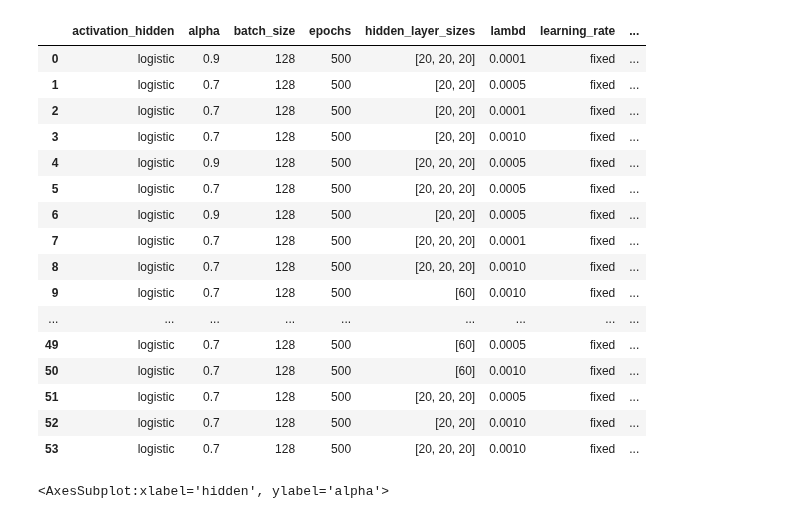
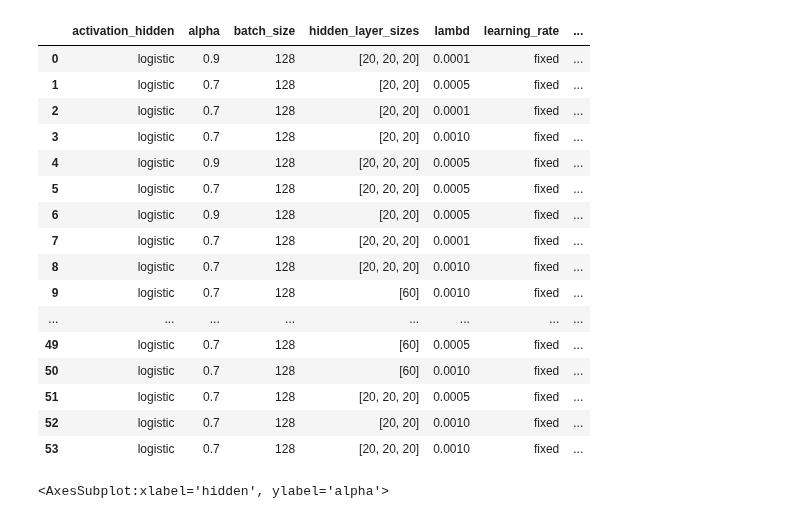
Before and after one commit to lorenzoleuzzi1/ml-project, a Jupyter notebook: gs2_params_exploring.ipynb, the cells around one changed output. Cells and saved outputs as stored; diff of their text form; code cells hidden in the pictures.

```diff
--- a/gs2_params_exploring.ipynb
+++ b/gs2_params_exploring.ipynb
@@ -1,8 +1,11 @@
 # %%
 import pandas as pd
+import numpy as np
+from scipy.stats import gaussian_kde
 import ast
 from scipy.stats import rankdata
 import seaborn as sns
+import matplotlib.pyplot as plt
 
 results_paths = [
 	'coarse_gs2_results_giulia1.csv',
@@ -12,6 +15,7 @@ results_paths = [
 ]
 MEE = 'MEE'
 MSE = 'MSE'
+N_MODELS = 54
 K = 3
 
 # concatenate results into a single dataframe
@@ -90,51 +94,57 @@ rem_list = [
 	'reinit_weights',
 	'stopping_patience',
 	'tau',
 	'tol',
 	'validation_size',
 	'verbose',
 	'weights_bound',
-	'weights_dist'
+	'weights_dist',
+	'epochs', # gs2
+	'nesterov'
 	]
 params_df = pd.DataFrame(columns=[])
 for param in scores_df['params']: # TODO: fare in modo migliore?
 	params_dict = ast.literal_eval(param)
 	for key in rem_list:
 		del params_dict[key]
 		params_dict['batch_size'] = str(params_dict['batch_size'])
 	params_df = pd.concat([params_df, pd.DataFrame([params_dict])], ignore_index=True)
 
 
 params_df['val_MEE_mean'] = scores_df['val_MEE_mean']
+params_df['val_MEE_dev'] = scores_df['val_MEE_dev']
+params_df['split0_val_MEE'] = scores_df['split0_val_MEE']
+params_df['split1_val_MEE'] = scores_df['split1_val_MEE']
+params_df['split2_val_MEE'] = scores_df['split2_val_MEE']
 
 hidden_layer_sizes = []
 for i in range(54):
 	if (params_df['hidden_layer_sizes'][i]) == [20, 20, 20]:
 		hidden_layer_sizes.append('3layer20')
 	elif (params_df['hidden_layer_sizes'][i]) == [20, 20]:
 		hidden_layer_sizes.append('2layer20')
 	else:
 		hidden_layer_sizes.append('1layer60')
 params_df['hidden'] = hidden_layer_sizes
 params_df
 # %% [output]
-|  | activation_hidden | alpha | batch_size | epochs | hidden_layer_sizes | lambd | learning_rate | ... |
-| 0 | logistic | 0.9 | 128 | 500 | [20, 20, 20] | 0.0001 | fixed | ... |
-| 1 | logistic | 0.7 | 128 | 500 | [20, 20] | 0.0005 | fixed | ... |
-| 2 | logistic | 0.7 | 128 | 500 | [20, 20] | 0.0001 | fixed | ... |
-| 3 | logistic | 0.7 | 128 | 500 | [20, 20] | 0.0010 | fixed | ... |
-| 4 | logistic | 0.9 | 128 | 500 | [20, 20, 20] | 0.0005 | fixed | ... |
-| 5 | logistic | 0.7 | 128 | 500 | [20, 20, 20] | 0.0005 | fixed | ... |
-| 6 | logistic | 0.9 | 128 | 500 | [20, 20] | 0.0005 | fixed | ... |
-| 7 | logistic | 0.7 | 128 | 500 | [20, 20, 20] | 0.0001 | fixed | ... |
-| 8 | logistic | 0.7 | 128 | 500 | [20, 20, 20] | 0.0010 | fixed | ... |
-| 9 | logistic | 0.7 | 128 | 500 | [60] | 0.0010 | fixed | ... |
-| ... | ... | ... | ... | ... | ... | ... | ... | ... |
-| 49 | logistic | 0.7 | 128 | 500 | [60] | 0.0005 | fixed | ... |
-| 50 | logistic | 0.7 | 128 | 500 | [60] | 0.0010 | fixed | ... |
-| 51 | logistic | 0.7 | 128 | 500 | [20, 20, 20] | 0.0005 | fixed | ... |
-| 52 | logistic | 0.7 | 128 | 500 | [20, 20] | 0.0010 | fixed | ... |
-| 53 | logistic | 0.7 | 128 | 500 | [20, 20, 20] | 0.0010 | fixed | ... |
+|  | activation_hidden | alpha | batch_size | hidden_layer_sizes | lambd | learning_rate | ... |
+| 0 | logistic | 0.9 | 128 | [20, 20, 20] | 0.0001 | fixed | ... |
+| 1 | logistic | 0.7 | 128 | [20, 20] | 0.0005 | fixed | ... |
+| 2 | logistic | 0.7 | 128 | [20, 20] | 0.0001 | fixed | ... |
+| 3 | logistic | 0.7 | 128 | [20, 20] | 0.0010 | fixed | ... |
+| 4 | logistic | 0.9 | 128 | [20, 20, 20] | 0.0005 | fixed | ... |
+| 5 | logistic | 0.7 | 128 | [20, 20, 20] | 0.0005 | fixed | ... |
+| 6 | logistic | 0.9 | 128 | [20, 20] | 0.0005 | fixed | ... |
+| 7 | logistic | 0.7 | 128 | [20, 20, 20] | 0.0001 | fixed | ... |
+| 8 | logistic | 0.7 | 128 | [20, 20, 20] | 0.0010 | fixed | ... |
+| 9 | logistic | 0.7 | 128 | [60] | 0.0010 | fixed | ... |
+| ... | ... | ... | ... | ... | ... | ... | ... |
+| 49 | logistic | 0.7 | 128 | [60] | 0.0005 | fixed | ... |
+| 50 | logistic | 0.7 | 128 | [60] | 0.0010 | fixed | ... |
+| 51 | logistic | 0.7 | 128 | [20, 20, 20] | 0.0005 | fixed | ... |
+| 52 | logistic | 0.7 | 128 | [20, 20] | 0.0010 | fixed | ... |
+| 53 | logistic | 0.7 | 128 | [20, 20, 20] | 0.0010 | fixed | ... |
 # %%
 pvt_k = pd.pivot_table(
         params_df,
```
Also changed, not shown: parts of 16 cells of this notebook.
